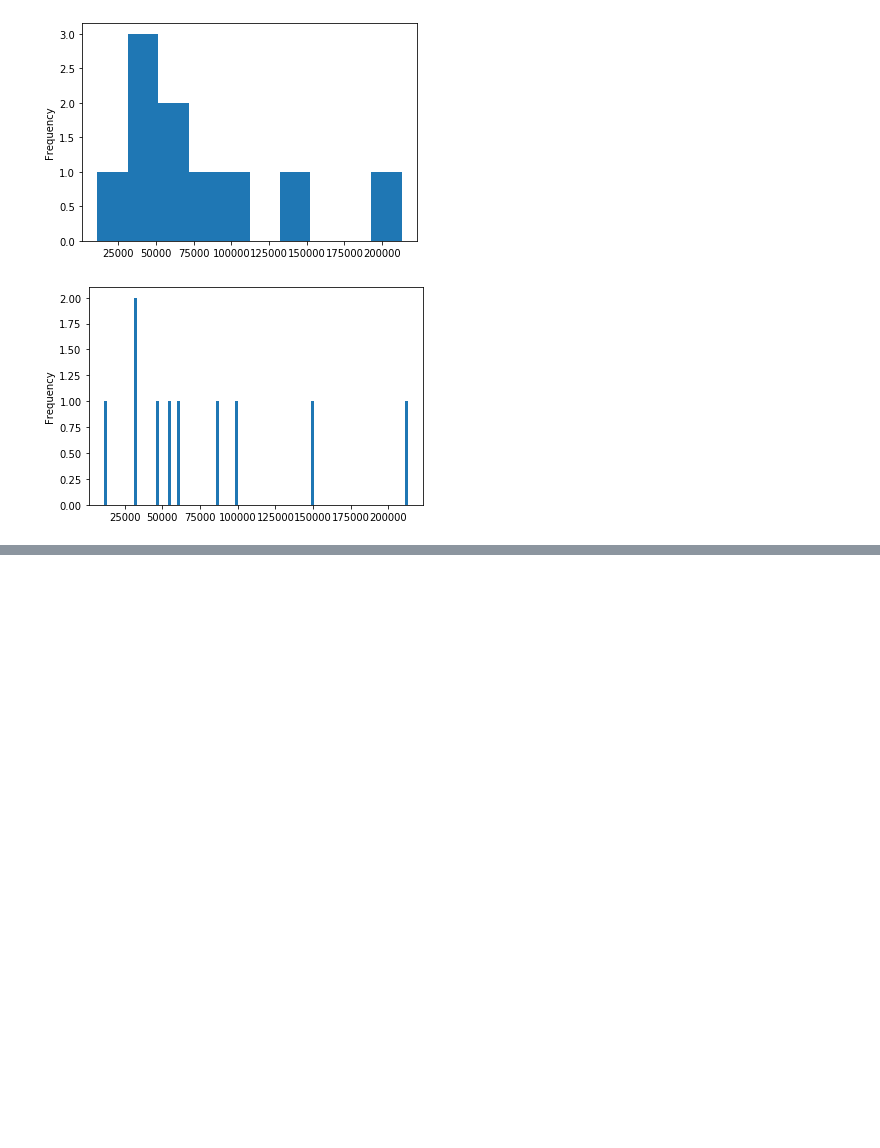
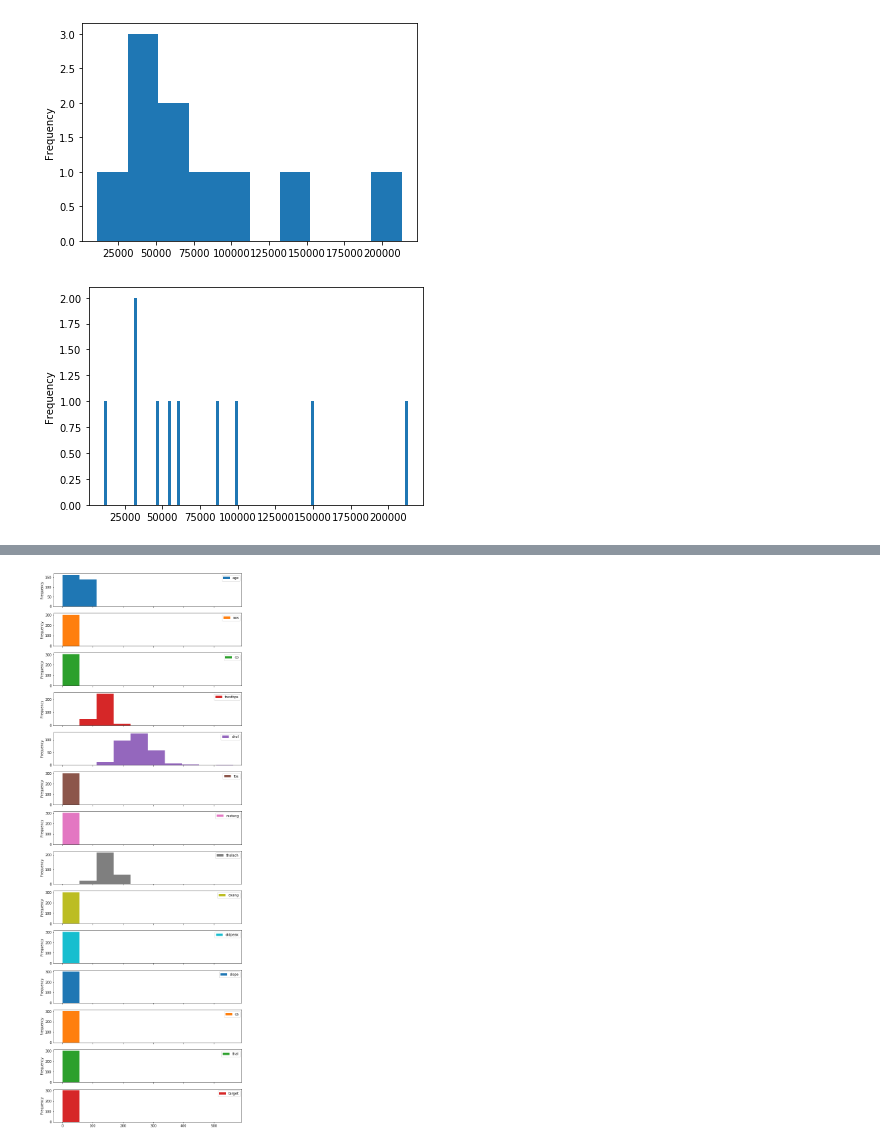
Before and after one commit to pottekkat/matplotlib-basics, a Jupyter notebook: Matplotlib.ipynb, the cells around one changed output, grey strips where cells are left out. Cells and saved outputs as stored; diff of their text form; code cells hidden in the pictures; blank space fills up the shorter version.

```diff
--- a/Matplotlib.ipynb
+++ b/Matplotlib.ipynb
@@ -310,0 +351,4 @@ carSales["Odometer (KM)"].plot.hist(bins=100);
+# %%
+heartDisease.plot.hist(figsize=(10,30), subplots=True);
+# %% [output]
+[figure, added]
```
Also changed, not shown: parts of 32 cells of this notebook, 1 other file.
